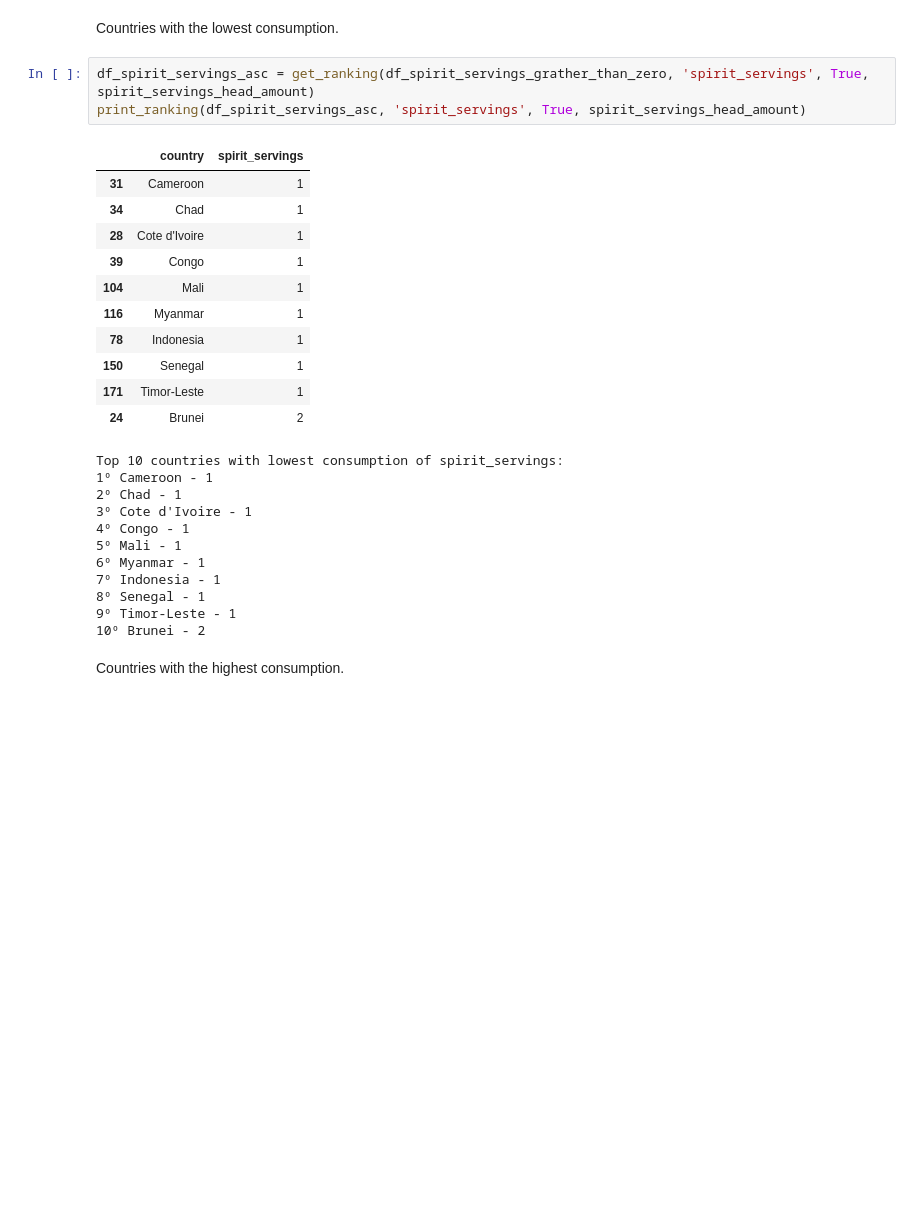
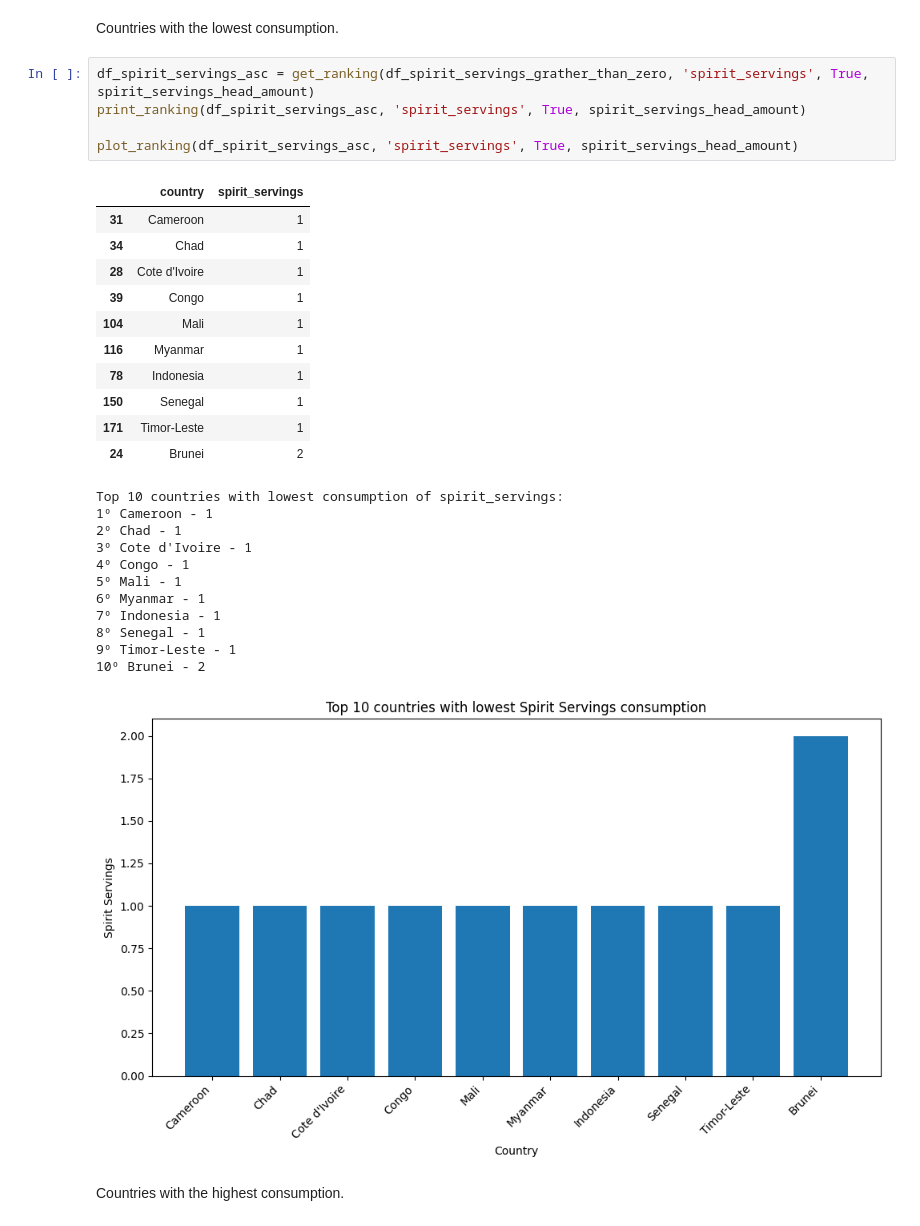
Before and after one commit to leonardopottmayer/data-science-alcohol-consumption-by-country, a Jupyter notebook: analysis/en/02_beverage_ranking_by_country.ipynb, the cells around one changed output. Cells and saved outputs as stored; diff of their text form; blank space fills up the shorter version.

```diff
--- a/analysis/en/02_beverage_ranking_by_country.ipynb
+++ b/analysis/en/02_beverage_ranking_by_country.ipynb
@@ -125,29 +158,32 @@ Countries with the lowest consumption.
 # %%
 df_spirit_servings_asc = get_ranking(df_spirit_servings_grather_than_zero, 'spirit_servings', True, spirit_servings_head_amount)
 print_ranking(df_spirit_servings_asc, 'spirit_servings', True, spirit_servings_head_amount)
+
+plot_ranking(df_spirit_servings_asc, 'spirit_servings', True, spirit_servings_head_amount)
 # %% [output]
 |  | country | spirit_servings |
 | 31 | Cameroon | 1 |
 | 34 | Chad | 1 |
 | 28 | Cote d'Ivoire | 1 |
 | 39 | Congo | 1 |
 | 104 | Mali | 1 |
 | 116 | Myanmar | 1 |
 | 78 | Indonesia | 1 |
 | 150 | Senegal | 1 |
 | 171 | Timor-Leste | 1 |
 | 24 | Brunei | 2 |
 Top 10 countries with lowest consumption of spirit_servings:
 1º Cameroon - 1
 2º Chad - 1
 3º Cote d'Ivoire - 1
 4º Congo - 1
 5º Mali - 1
 6º Myanmar - 1
 7º Indonesia - 1
 8º Senegal - 1
 9º Timor-Leste - 1
 10º Brunei - 2
+[figure, added]
 # %% [markdown]
 Countries with the highest consumption.
 # %%
```
Also changed, not shown: parts of 7 cells of this notebook, 4 other files.
